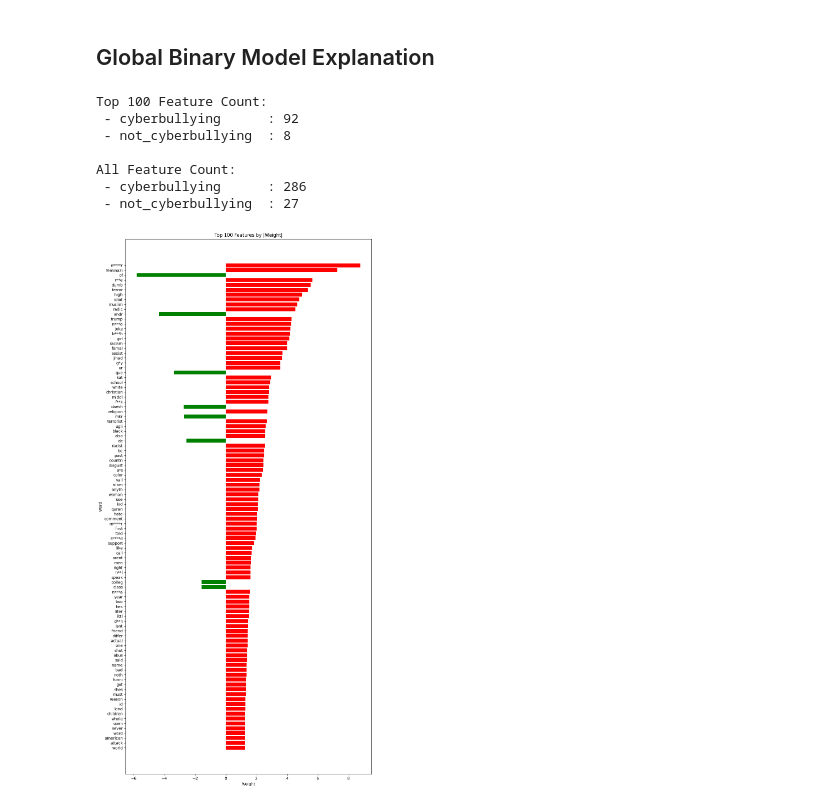
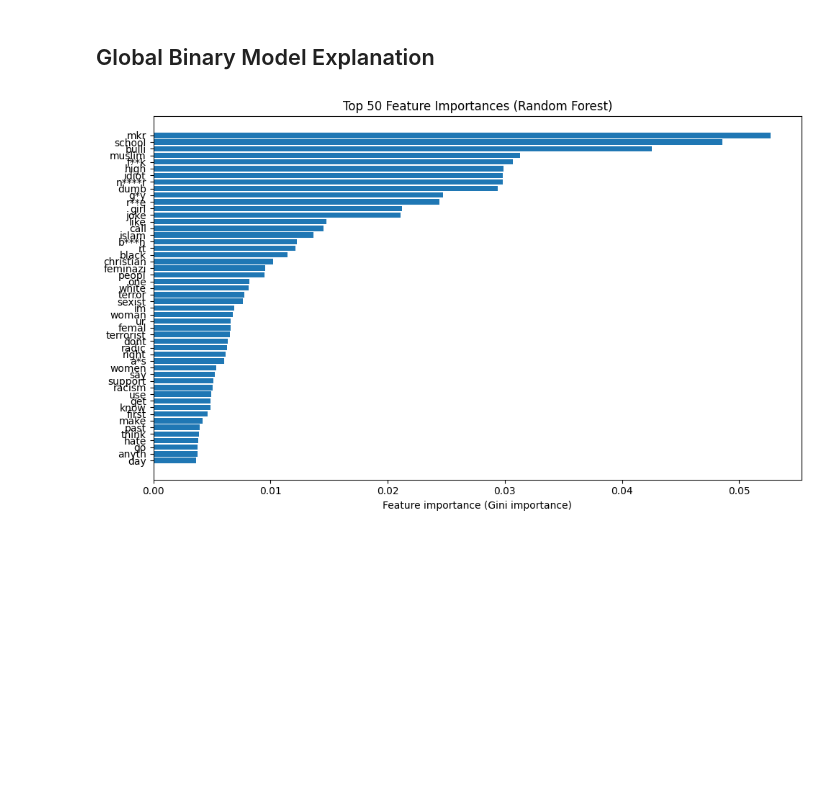
Before and after one commit to msegreto/CyberbullismDetection, a Jupyter notebook: notebook/7.2_ModelExplanationBinary.ipynb, the cells around one changed output. Saved outputs shown, nothing was run; the diff lists cells and outputs as text; code cells hidden in the pictures; blank space fills up the shorter version.

```diff
--- a/notebook/7.2_ModelExplanationBinary.ipynb
+++ b/notebook/7.2_ModelExplanationBinary.ipynb
@@ -6,14 +6,15 @@
 import pandas as pd
 import numpy as np
 import joblib
-import shap
 import matplotlib.pyplot as plt
+from treeinterpreter import treeinterpreter as ti
+from IPython.display import display
+import sys
 import os
-import sys
 sys.path.append(os.path.abspath(os.path.join(os.getcwd(), '..')))
 from utils.text_preprocessing import preprocess_text
 from utils.bad_word_blurrer import blur_text
-shap.initjs()
+import warnings
 
 df_train = pd.read_csv("../dataset/training_set.csv")
 df_train = df_train[['text', 'binary_label']]
@@ -27,9 +28,9 @@ y_binary = df_train["binary_label"].map({
     "not_cyberbullying": 0
 })
 
-pipeline_binary = joblib.load("../model/binary/LogisticRegression_TF-IDF.pkl")
+pipeline_binary = joblib.load("../model/binary/RandomForest_TF-IDF.pkl")
 
-lr_binary = pipeline_binary.named_steps["model"]
+rf_model = pipeline_binary.named_steps["model"]
 
 tfidf_vectorizer_binary = pipeline_binary.named_steps["vectorizer"]
 
@@ -39,6 +40,6 @@ vocab = [blur_text(word) for word in vocab]
 print("\nBinary pipeline steps:")
 print(pipeline_binary.steps)
 print("\nExtracted model types:")
-print("Binary model:   ", type(lr_binary))
+print("Binary model:   ", type(rf_model))
 print("Binary vocab size:   ", len(tfidf_vectorizer_binary.get_feature_names_out()))
 # %% [output]
@@ -131,59 +252,27 @@ Text preview: The fact that i just paid $7 for a fruit cup and a coffee at schoo
 # %% [markdown]
 ## Global Binary Model Explanation
 # %%
-coeffs = lr_binary.coef_[0]
-vocab = tfidf_vectorizer_binary.get_feature_names_out()
-vocab = [blur_text(word) for word in vocab]
-important_words = sorted(zip(vocab, coeffs), key=lambda x: abs(x[1]), reverse=True)
+warnings.filterwarnings("ignore")
 
-top_n = 100
-top_features = important_words[:top_n]
+importances = rf_model.feature_importances_
 
-count_cyber = sum(1 for _, w in top_features if w > 0)
-count_not = sum(1 for _, w in top_features if w < 0)
+feature_names = tfidf_vectorizer_binary.get_feature_names_out()
 
-print(f"\nTop {top_n} Feature Count:")
-print(f" - cyberbullying      : {count_cyber}")
-print(f" - not_cyberbullying  : {count_not}")
+df_importances = pd.DataFrame({
+    "feature": feature_names,
+    "importance": importances
+}).sort_values(by="importance", ascending=False)
 
-top_features = important_words[:]
+top_k = 50
+df_top = df_importances.head(top_k)
 
-count_cyber = sum(1 for _, w in top_features if w > 0)
-count_not = sum(1 for _, w in top_features if w < 0)
+df_top["feature"] = df_top["feature"].apply(blur_text)
 
-print(f"\nAll Feature Count:")
-print(f" - cyberbullying      : {count_cyber}")
-print(f" - not_cyberbullying  : {count_not}")
-
-top_n = 100
-top_features = important_words[:top_n]
-
-count_cyber = sum(1 for _, w in top_features if w > 0)
-count_not = sum(1 for _, w in top_features if w < 0)
-
-df = pd.DataFrame(top_features, columns=["Word", "Weight"])
-df["Direction"] = df["Weight"].apply(lambda x: "cyberbullying" if x > 0 else "not_cyberbullying")
-
-count_cyber, count_not, df.head()
-
-df_sorted = df.reindex(df["Weight"].abs().sort_values(ascending=False).index)
-
-plt.figure(figsize=(10, 20))
-plt.barh(df_sorted["Word"], df_sorted["Weight"], color=df_sorted["Direction"].map({
-    "cyberbullying": "red", "not_cyberbullying": "green"
-}))
-plt.xlabel("Weight")
-plt.ylabel("Word")
-plt.title(f"Top {top_n} Features by |Weight|")
-plt.gca().invert_yaxis()
+plt.figure(figsize=(10, 6))
+plt.barh(df_top["feature"][::-1], df_top["importance"][::-1])
+plt.xlabel("Feature importance (Gini importance)")
+plt.title("Top 50 Feature Importances (Random Forest)")
 plt.tight_layout()
 plt.show()
 # %% [output]
-Top 100 Feature Count:
- - cyberbullying      : 92
- - not_cyberbullying  : 8
-
-All Feature Count:
- - cyberbullying      : 286
- - not_cyberbullying  : 27
-[figure, old version]
+[figure, new version]
```
Also changed, not shown: parts of 2 cells of this notebook, 32 other files.
